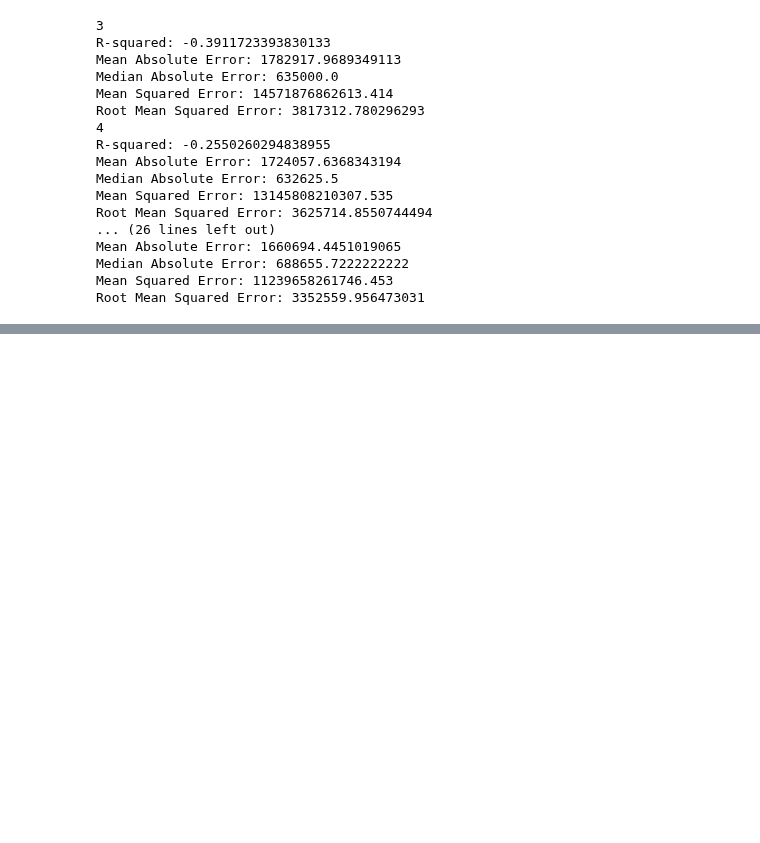
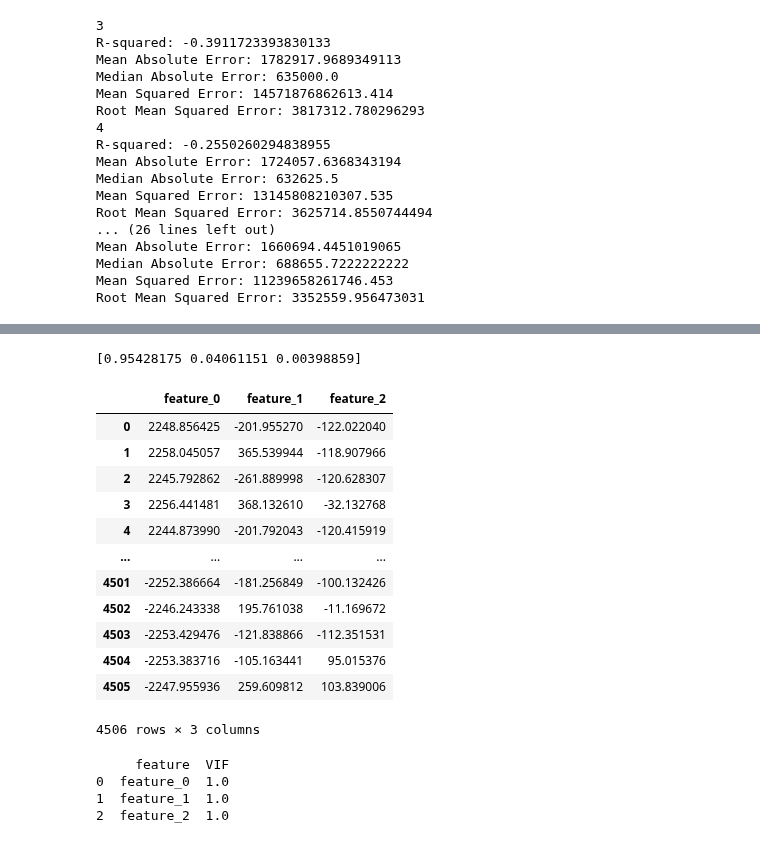
Before and after one commit to Aleksandra191/PUM_projekt_NA_EM_AK, a Jupyter notebook: project_part_2.ipynb, the cells around one changed output, grey strips where cells are left out. Saved outputs shown, nothing was run; the diff lists cells and outputs as text; code cells hidden in the pictures; blank space fills up the shorter version.

```diff
--- a/project_part_2.ipynb
+++ b/project_part_2.ipynb
@@ -256,0 +412,41 @@ plt.show()
+# %%
+from sklearn.decomposition import PCA
+
+n_comp = 3
+col_names = ['feature_'+str(i) for i in range(0,n_comp)]
+pca = PCA(n_components=n_comp)
+data_relevant_pca = pd.DataFrame(pca.fit_transform(X), columns = col_names)
+print(pca.explained_variance_ratio_)
+data_relevant_pca
+# %% [output]
+[0.95428175 0.04061151 0.00398859]
+|  | feature_0 | feature_1 | feature_2 |
+| 0 | 2248.856425 | -201.955270 | -122.022040 |
+| 1 | 2258.045057 | 365.539944 | -118.907966 |
+| 2 | 2245.792862 | -261.889998 | -120.628307 |
+| 3 | 2256.441481 | 368.132610 | -32.132768 |
+| 4 | 2244.873990 | -201.792043 | -120.415919 |
+| ... | ... | ... | ... |
+| 4501 | -2252.386664 | -181.256849 | -100.132426 |
+| 4502 | -2246.243338 | 195.761038 | -11.169672 |
+| 4503 | -2253.429476 | -121.838866 | -112.351531 |
+| 4504 | -2253.383716 | -105.163441 | 95.015376 |
+| 4505 | -2247.955936 | 259.609812 | 103.839006 |
+4506 rows × 3 columns
+# %%
+from statsmodels.stats.outliers_influence import variance_inflation_factor
+vif_x=data_relevant_pca.copy()
+# VIF dataframe
+vif_data = pd.DataFrame()
+vif_data["feature"] = vif_x.columns
+
+# calculating VIF for each feature
+vif_data["VIF"] = [variance_inflation_factor(vif_x.values, i)
+                          for i in range(len(vif_x.columns))]
+
+print(vif_data)
+# %% [output]
+     feature  VIF
+0  feature_0  1.0
+1  feature_1  1.0
+2  feature_2  1.0
```
Also changed, not shown: parts of 17 cells of this notebook.
